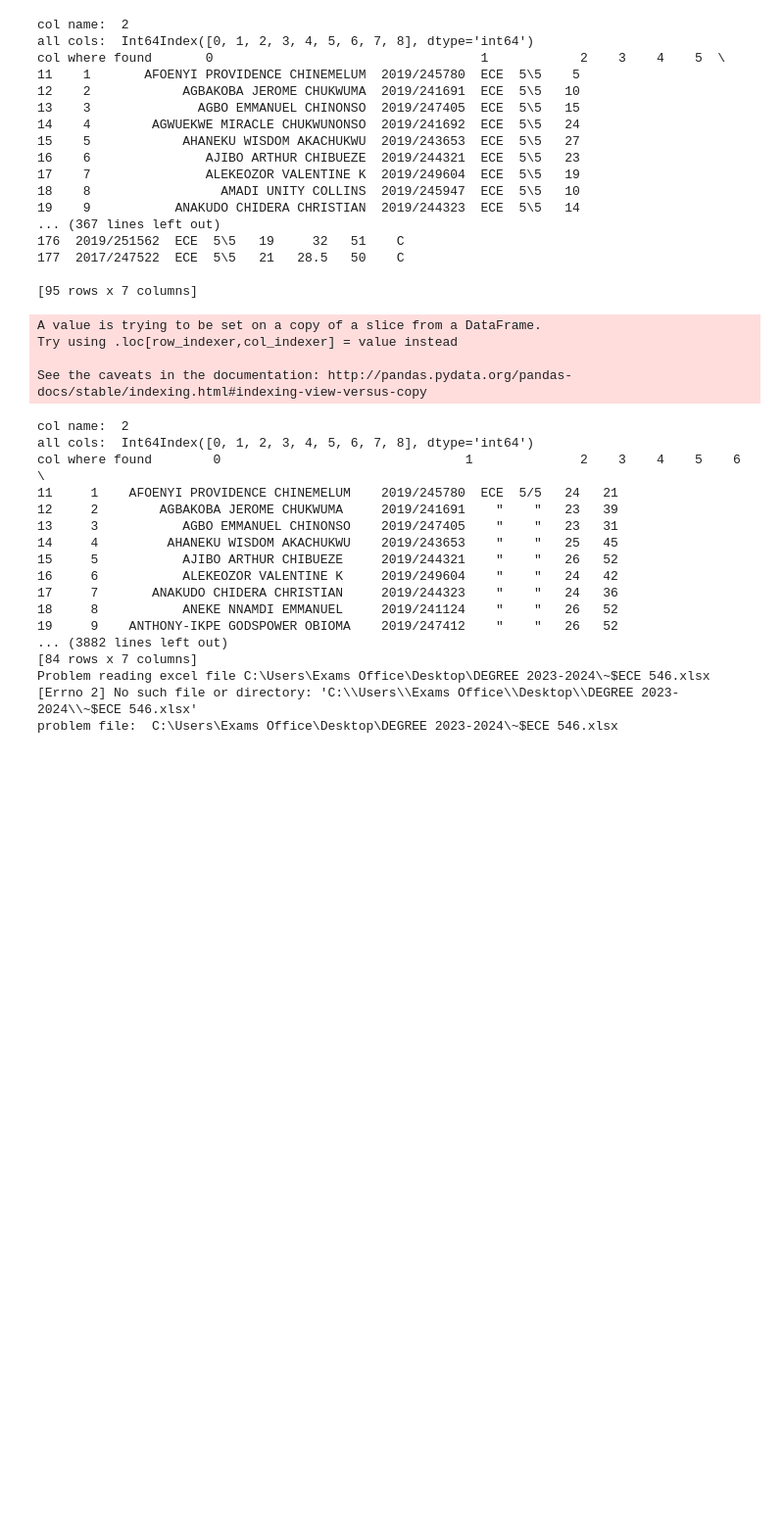
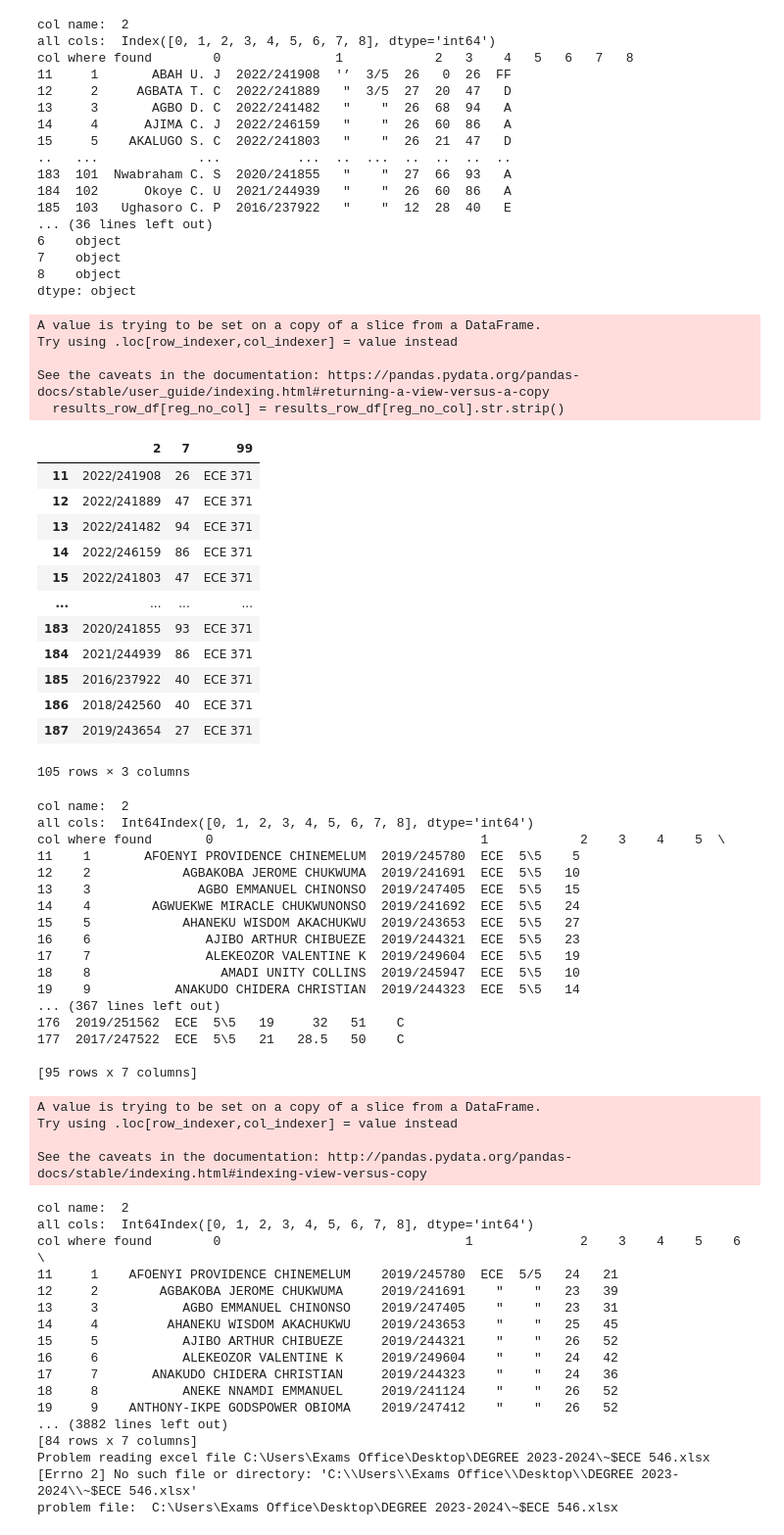
Before and after one commit to mebi36/examsoffice, a Jupyter notebook: examsoffice/automationscripts/collatedresultsformoderation.ipynb, the cells around one changed output. Shown at 98% size. Saved outputs shown, nothing was run; the diff lists cells and outputs as text; code cells hidden in the pictures; blank space fills up the shorter version.

```diff
--- a/examsoffice/automationscripts/collatedresultsformoderation.ipynb
+++ b/examsoffice/automationscripts/collatedresultsformoderation.ipynb
@@ -34,7 +34,7 @@ def normal_excel_upload(excel_file):
     reg_no_col = None
     # find reg number column
     for col in df.columns:
-        df_gen = df[df[col].str.contains(pat="[0-9]{4}\/[0-9]{6}", regex=True, na=False)]
+        df_gen = df[df[col].str.contains(pat="[0-9]{4}/[0-9]{6}", regex=True, na=False)]
 
         if not df_gen.empty:
             print("col name: ", col)
@@ -48,9 +48,11 @@ def normal_excel_upload(excel_file):
         raise Exception("Bad result formatting! Reg numbers not detected")
     results_row_df = results_row_df.iloc[:, reg_no_col:]
     print("after find", df.iloc[:,reg_no_col:])
+    results_row_df.iloc[:, reg_no_col:].to_csv("ccc.csv")
 
     results_row_df[reg_no_col] = results_row_df[reg_no_col].str.strip()
     print(results_row_df)
+    print(f"{results_row_df.dtypes=}")
 
     try:
         results = results_row_df.copy()[[reg_no_col, 7]]
@@ -63,6 +65,44 @@ def normal_excel_upload(excel_file):
     os.makedirs('files', exist_ok=True)
     results.to_csv(f'files/{file_name}.csv', header=False, index=False)
     return results
+# %%
+normal_excel_upload("/home/mebinwobi/Documents/ECE 371 RESULT.xlsx")
+# %% [output]
+col name:  2
+all cols:  Index([0, 1, 2, 3, 4, 5, 6, 7, 8], dtype='int64')
+col where found        0               1            2   3    4   5   6   7   8
+11     1       ABAH U. J  2022/241908  '’  3/5  26   0  26  FF
+12     2     AGBATA T. C  2022/241889   "  3/5  27  20  47   D
+13     3       AGBO D. C  2022/241482   "    "  26  68  94   A
+14     4      AJIMA C. J  2022/246159   "    "  26  60  86   A
+15     5    AKALUGO S. C  2022/241803   "    "  26  21  47   D
+..   ...             ...          ...  ..  ...  ..  ..  ..  ..
+183  101  Nwabraham C. S  2020/241855   "    "  27  66  93   A
+184  102      Okoye C. U  2021/244939   "    "  26  60  86   A
+185  103   Ughasoro C. P  2016/237922   "    "  12  28  40   E
+... (36 lines left out)
+6    object
+7    object
+8    object
+dtype: object
+A value is trying to be set on a copy of a slice from a DataFrame.
+Try using .loc[row_indexer,col_indexer] = value instead
+
+See the caveats in the documentation: https://pandas.pydata.org/pandas-docs/stable/user_guide/indexing.html#returning-a-view-versus-a-copy
+  results_row_df[reg_no_col] = results_row_df[reg_no_col].str.strip()
+|  | 2 | 7 | 99 |
+| 11 | 2022/241908 | 26 | ECE 371 |
+| 12 | 2022/241889 | 47 | ECE 371 |
+| 13 | 2022/241482 | 94 | ECE 371 |
+| 14 | 2022/246159 | 86 | ECE 371 |
+| 15 | 2022/241803 | 47 | ECE 371 |
+| ... | ... | ... | ... |
+| 183 | 2020/241855 | 93 | ECE 371 |
+| 184 | 2021/244939 | 86 | ECE 371 |
+| 185 | 2016/237922 | 40 | ECE 371 |
+| 186 | 2018/242560 | 40 | ECE 371 |
+| 187 | 2019/243654 | 27 | ECE 371 |
+105 rows × 3 columns
 # %%
 # normal_excel_upload(r'C:\Users\Exams Office\Desktop\moderation_2021_22\ECE 521_2021_2022_ Industrial Electronics Design.xlsx')
 # %%
```
Also changed, not shown: 33 other files.
